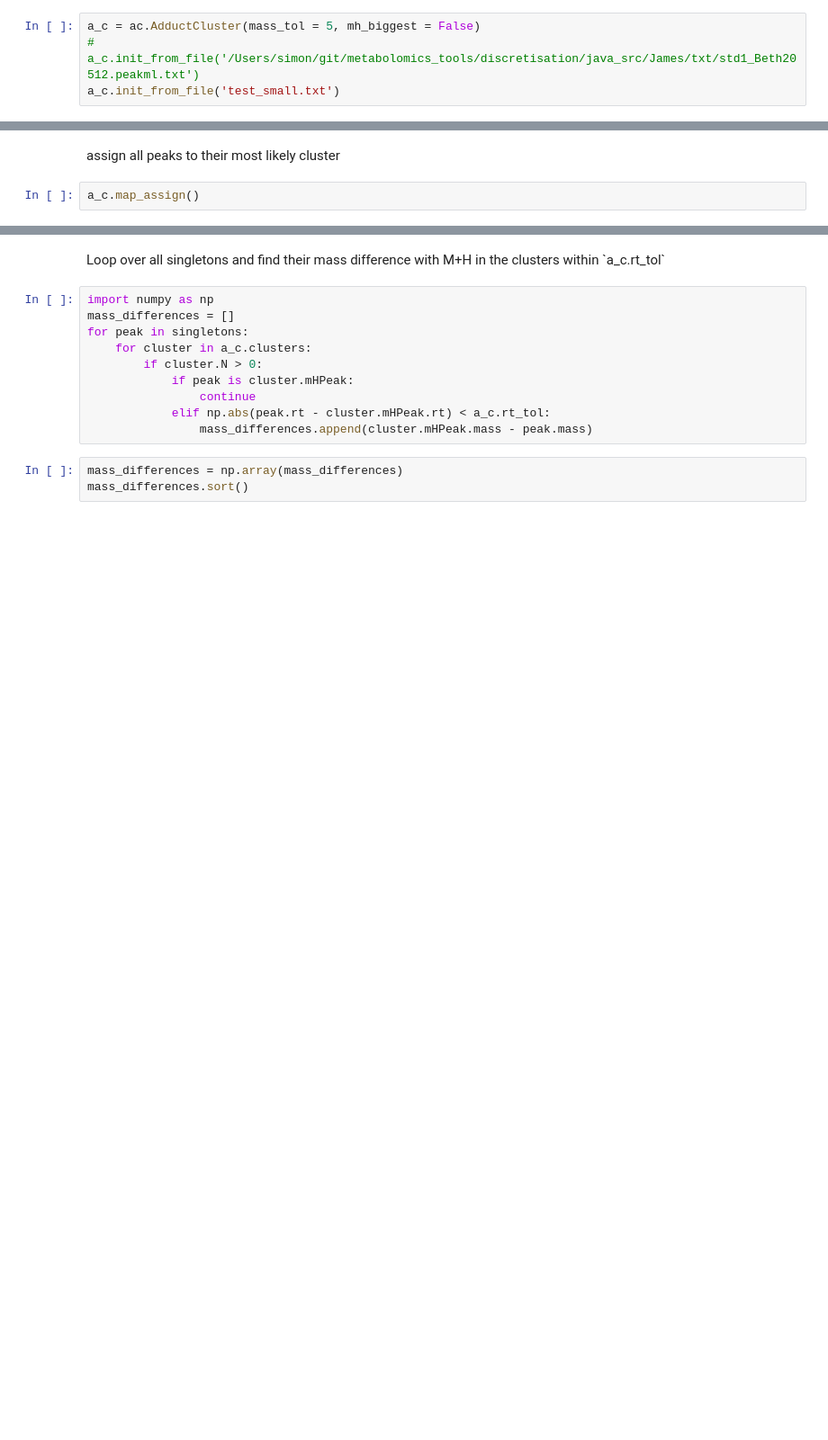
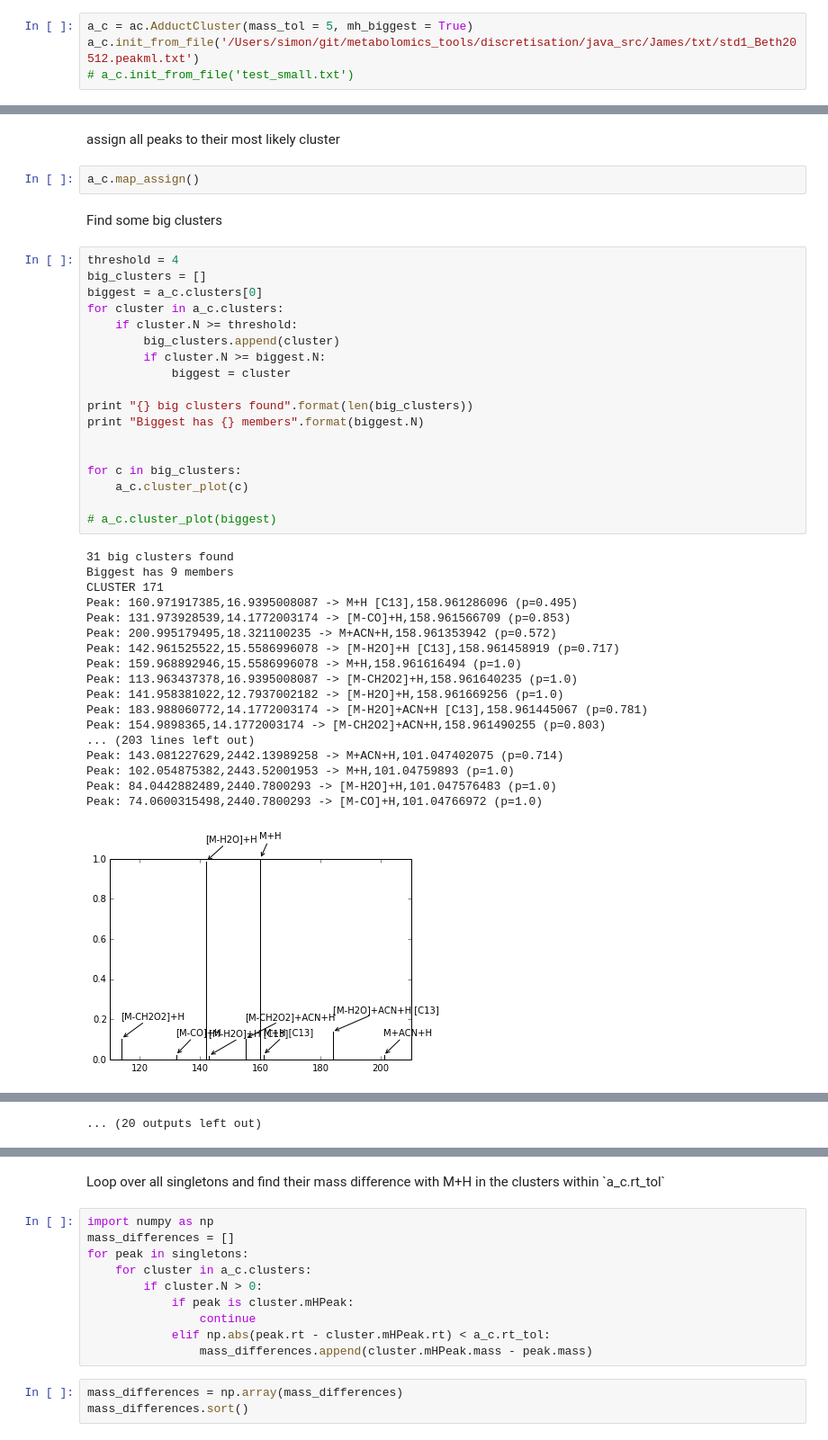
Before and after one commit to sdrogers/metabolomics_tools, a Jupyter notebook: discretisation/Experiments with fragments.ipynb, the cells around one changed output, grey strips where cells are left out. Shown at 90% size. Drawn from its saved outputs; the diff is of its cells as text; blank space fills up the shorter version.

Commit message:
changes to simons script for playing with fragment clusters. Note for Joe: the new transformation stuff is in the mulsubs directory
Former-commit-id: 569f4eb7209b43a7c87b5c8ddc067e5f5cbf738e

```diff
--- a/discretisation/Experiments with fragments.ipynb
+++ b/discretisation/Experiments with fragments.ipynb
@@ -9,7 +10,7 @@ import adduct_cluster as ac
 The autoreload extension is already loaded. To reload it, use:
   %reload_ext autoreload
 # %%
-a_c = ac.AdductCluster(mass_tol = 5, mh_biggest = False)
-# a_c.init_from_file('/Users/simon/git/metabolomics_tools/discretisation/java_src/James/txt/std1_Beth20512.peakml.txt')
-a_c.init_from_file('test_small.txt')
+a_c = ac.AdductCluster(mass_tol = 5, mh_biggest = True)
+a_c.init_from_file('/Users/simon/git/metabolomics_tools/discretisation/java_src/James/txt/std1_Beth20512.peakml.txt')
+# a_c.init_from_file('test_small.txt')
 # %% [output]
@@ -55,3 +38,42 @@ Peak: 221.016688518
 <p>assign all peaks to their most likely cluster</p>
 # %%
 a_c.map_assign()
+# %% [markdown]
+Find some big clusters
+# %%
+threshold = 4
+big_clusters = []
+biggest = a_c.clusters[0]
+for cluster in a_c.clusters:
+    if cluster.N >= threshold:
+        big_clusters.append(cluster)
+        if cluster.N >= biggest.N:
+            biggest = cluster
+
+print "{} big clusters found".format(len(big_clusters))
+print "Biggest has {} members".format(biggest.N)
+
+
+for c in big_clusters:
+    a_c.cluster_plot(c)
+
+# a_c.cluster_plot(biggest)
+# %% [output]
+31 big clusters found
+Biggest has 9 members
+CLUSTER 171
+Peak: 160.971917385,16.9395008087 -> M+H [C13],158.961286096 (p=0.495)
+Peak: 131.973928539,14.1772003174 -> [M-CO]+H,158.961566709 (p=0.853)
+Peak: 200.995179495,18.321100235 -> M+ACN+H,158.961353942 (p=0.572)
+Peak: 142.961525522,15.5586996078 -> [M-H2O]+H [C13],158.961458919 (p=0.717)
+Peak: 159.968892946,15.5586996078 -> M+H,158.961616494 (p=1.0)
+Peak: 113.963437378,16.9395008087 -> [M-CH2O2]+H,158.961640235 (p=1.0)
+Peak: 141.958381022,12.7937002182 -> [M-H2O]+H,158.961669256 (p=1.0)
+Peak: 183.988060772,14.1772003174 -> [M-H2O]+ACN+H [C13],158.961445067 (p=0.781)
+Peak: 154.9898365,14.1772003174 -> [M-CH2O2]+ACN+H,158.961490255 (p=0.803)
+... (203 lines left out)
+Peak: 143.081227629,2442.13989258 -> M+ACN+H,101.047402075 (p=0.714)
+Peak: 102.054875382,2443.52001953 -> M+H,101.04759893 (p=1.0)
+Peak: 84.0442882489,2440.7800293 -> [M-H2O]+H,101.047576483 (p=1.0)
+Peak: 74.0600315498,2440.7800293 -> [M-CO]+H,101.04766972 (p=1.0)
+[figure, added]
@@ -58,3 +90,4 @@ a_c.map_assign()
+... (20 outputs left out)
 # %%
 singletons = []
 for peak in a_c.peaks:
```
Also changed, not shown: parts of 10 cells of this notebook, 3 other files.
